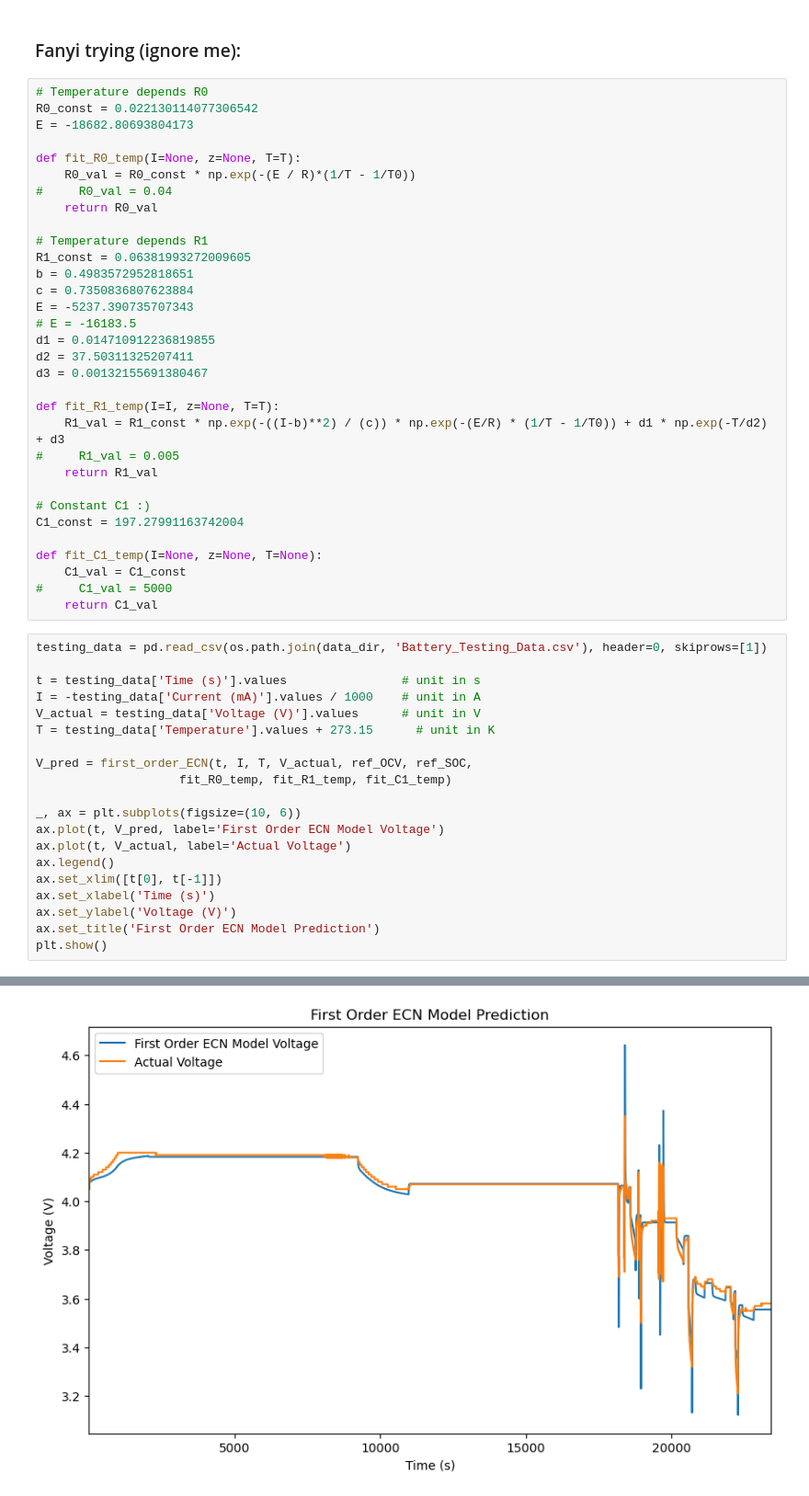
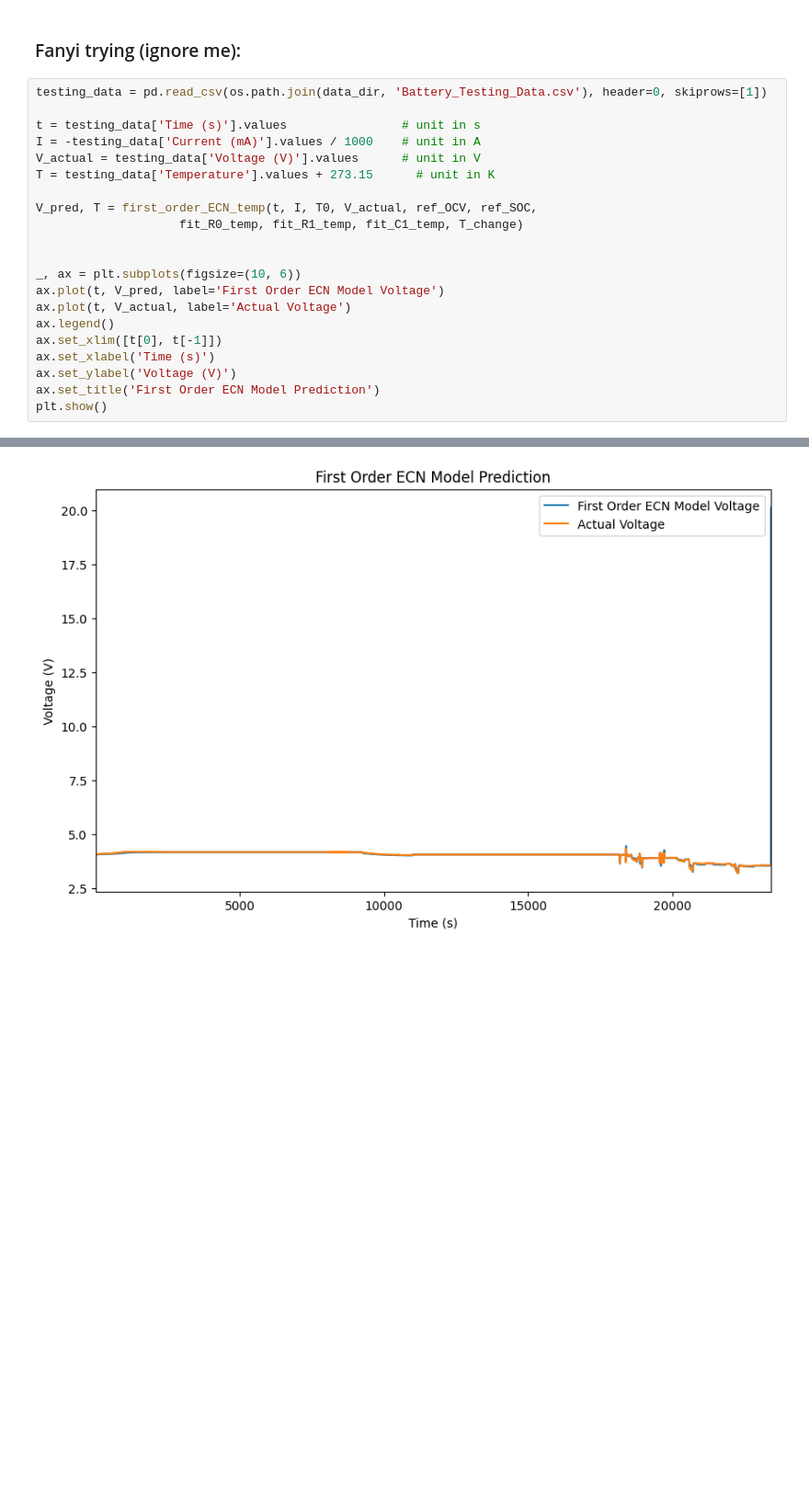
Before and after one commit to sunfanyi/modelling-of-lithium-ion-batteries, a Jupyter notebook: part_3.ipynb, the cells around one changed output, grey strips where cells are left out. Shown at 92% size. Drawn from its saved outputs; the diff is of its cells as text; blank space fills up the shorter version.

```diff
--- a/part_3.ipynb
+++ b/part_3.ipynb
@@ -457,37 +458,5 @@ plt.show()
 # %% [markdown]
 ### Fanyi trying (ignore me):
-# %%
-# Temperature depends R0
-R0_const = 0.022130114077306542
-E = -18682.80693804173
-
-def fit_R0_temp(I=None, z=None, T=T):
-    R0_val = R0_const * np.exp(-(E / R)*(1/T - 1/T0))
-#     R0_val = 0.04
-    return R0_val
-
-# Temperature depends R1
-R1_const = 0.06381993272009605
-b = 0.4983572952818651
-c = 0.7350836807623884
-E = -5237.390735707343
-# E = -16183.5
-d1 = 0.014710912236819855
-d2 = 37.50311325207411
-d3 = 0.00132155691380467
-
-def fit_R1_temp(I=I, z=None, T=T):
-    R1_val = R1_const * np.exp(-((I-b)**2) / (c)) * np.exp(-(E/R) * (1/T - 1/T0)) + d1 * np.exp(-T/d2) + d3
-#     R1_val = 0.005
-    return R1_val
-
-# Constant C1 :)
-C1_const = 197.27991163742004
-
-def fit_C1_temp(I=None, z=None, T=None):
-    C1_val = C1_const
-#     C1_val = 5000
-    return C1_val
 # %%
 testing_data = pd.read_csv(os.path.join(data_dir, 'Battery_Testing_Data.csv'), header=0, skiprows=[1])
 
@@ -496,8 +465,9 @@ I = -testing_data['Current (mA)'].values / 1000    # unit in A
 V_actual = testing_data['Voltage (V)'].values      # unit in V
 T = testing_data['Temperature'].values + 273.15      # unit in K
 
-V_pred = first_order_ECN(t, I, T, V_actual, ref_OCV, ref_SOC,
-                    fit_R0_temp, fit_R1_temp, fit_C1_temp)
+V_pred, T = first_order_ECN_temp(t, I, T0, V_actual, ref_OCV, ref_SOC,
+                    fit_R0_temp, fit_R1_temp, fit_C1_temp, T_change)
+
 
 _, ax = plt.subplots(figsize=(10, 6))
 ax.plot(t, V_pred, label='First Order ECN Model Voltage')
@@ -512,4 +499,4 @@ plt.show()
-[figure, old version]
+[figure, new version]
 # %%
 error = np.abs(V_pred - V_actual)
 error_pct = np.abs((V_pred - V_actual) / V_actual)
```
Also changed, not shown: parts of 5 cells of this notebook, 1 other file.
